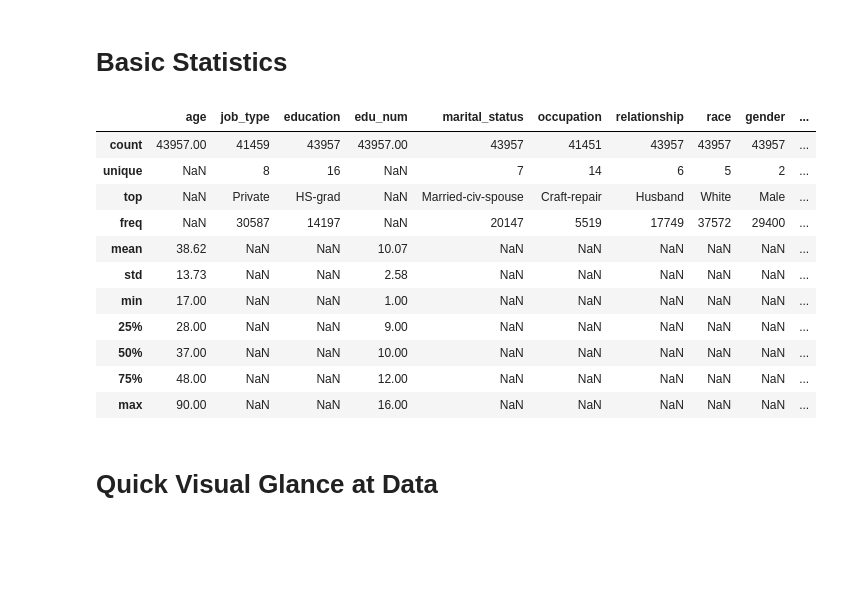
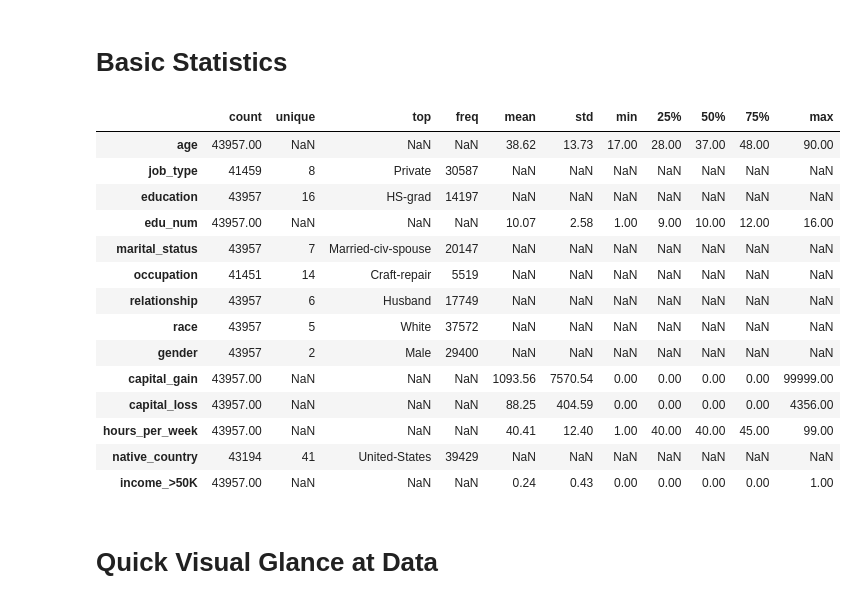
Before and after one commit to heesukjang/Income_Prediction, a Jupyter notebook: Income_Prediction.ipynb, the cells around one changed output. Drawn from its saved outputs; the diff is of its cells as text; code cells hidden in the pictures; blank space fills up the shorter version.

```diff
--- a/Income_Prediction.ipynb
+++ b/Income_Prediction.ipynb
@@ -311,20 +311,23 @@ plt.xticks(rotation=90);
 # %% [markdown]
 # Basic Statistics
 # %%
-X_train.describe(include='all')
+X_train.describe(include='all').T
 # %% [output]
-|  | age | job_type | education | edu_num | marital_status | occupation | relationship | race | gender | ... |
-| count | 43957.00 | 41459 | 43957 | 43957.00 | 43957 | 41451 | 43957 | 43957 | 43957 | ... |
-| unique | NaN | 8 | 16 | NaN | 7 | 14 | 6 | 5 | 2 | ... |
-| top | NaN | Private | HS-grad | NaN | Married-civ-spouse | Craft-repair | Husband | White | Male | ... |
-| freq | NaN | 30587 | 14197 | NaN | 20147 | 5519 | 17749 | 37572 | 29400 | ... |
-| mean | 38.62 | NaN | NaN | 10.07 | NaN | NaN | NaN | NaN | NaN | ... |
-| std | 13.73 | NaN | NaN | 2.58 | NaN | NaN | NaN | NaN | NaN | ... |
-| min | 17.00 | NaN | NaN | 1.00 | NaN | NaN | NaN | NaN | NaN | ... |
-| 25% | 28.00 | NaN | NaN | 9.00 | NaN | NaN | NaN | NaN | NaN | ... |
-| 50% | 37.00 | NaN | NaN | 10.00 | NaN | NaN | NaN | NaN | NaN | ... |
-| 75% | 48.00 | NaN | NaN | 12.00 | NaN | NaN | NaN | NaN | NaN | ... |
-| max | 90.00 | NaN | NaN | 16.00 | NaN | NaN | NaN | NaN | NaN | ... |
+|  | count | unique | top | freq | mean | std | min | 25% | 50% | 75% | max |
+| age | 43957.00 | NaN | NaN | NaN | 38.62 | 13.73 | 17.00 | 28.00 | 37.00 | 48.00 | 90.00 |
+| job_type | 41459 | 8 | Private | 30587 | NaN | NaN | NaN | NaN | NaN | NaN | NaN |
+| education | 43957 | 16 | HS-grad | 14197 | NaN | NaN | NaN | NaN | NaN | NaN | NaN |
+| edu_num | 43957.00 | NaN | NaN | NaN | 10.07 | 2.58 | 1.00 | 9.00 | 10.00 | 12.00 | 16.00 |
+| marital_status | 43957 | 7 | Married-civ-spouse | 20147 | NaN | NaN | NaN | NaN | NaN | NaN | NaN |
+| occupation | 41451 | 14 | Craft-repair | 5519 | NaN | NaN | NaN | NaN | NaN | NaN | NaN |
+| relationship | 43957 | 6 | Husband | 17749 | NaN | NaN | NaN | NaN | NaN | NaN | NaN |
+| race | 43957 | 5 | White | 37572 | NaN | NaN | NaN | NaN | NaN | NaN | NaN |
+| gender | 43957 | 2 | Male | 29400 | NaN | NaN | NaN | NaN | NaN | NaN | NaN |
+| capital_gain | 43957.00 | NaN | NaN | NaN | 1093.56 | 7570.54 | 0.00 | 0.00 | 0.00 | 0.00 | 99999.00 |
+| capital_loss | 43957.00 | NaN | NaN | NaN | 88.25 | 404.59 | 0.00 | 0.00 | 0.00 | 0.00 | 4356.00 |
+| hours_per_week | 43957.00 | NaN | NaN | NaN | 40.41 | 12.40 | 1.00 | 40.00 | 40.00 | 45.00 | 99.00 |
+| native_country | 43194 | 41 | United-States | 39429 | NaN | NaN | NaN | NaN | NaN | NaN | NaN |
+| income_>50K | 43957.00 | NaN | NaN | NaN | 0.24 | 0.43 | 0.00 | 0.00 | 0.00 | 0.00 | 1.00 |
 # %% [markdown]
 # Quick Visual Glance at Data
 # %%
```
Also changed, not shown: parts of 1 cell of this notebook.
